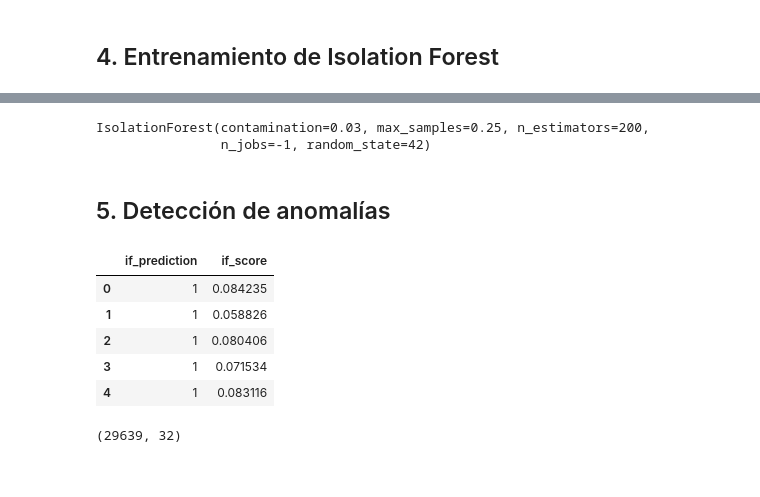
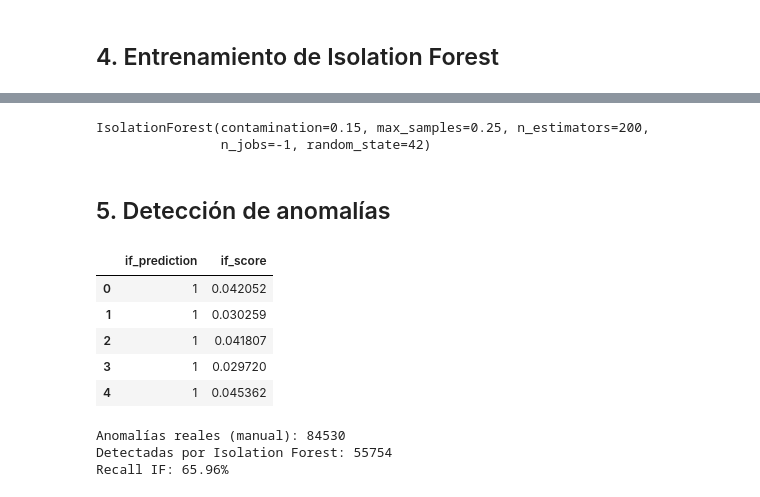
Before and after one commit to ZKDev01/cyber-attack-predictor, a Jupyter notebook: labs/using_unsupervised_model.ipynb, the cells around one changed output, grey strips where cells are left out. Cells and saved outputs as stored; diff of their text form; code cells hidden in the pictures.

```diff
--- a/labs/using_unsupervised_model.ipynb
+++ b/labs/using_unsupervised_model.ipynb
@@ -31,0 +30,3 @@ df.head()
+# %%
+df=df_master[df_master['anomaly']!=-1]
+df['anomaly'].value_counts()
@@ -56,0 +137,8 @@ df_model.head()
+# %%
+features=categorical_cols+numeric_cols
+
+
+features = categorical_cols + numeric_cols
+df_model = df_expand[features]
+
+df_model.head()
@@ -63,7 +158,7 @@ from sklearn.compose import ColumnTransformer
 preprocessor = ColumnTransformer(
     transformers=[
         ('cat', OneHotEncoder(handle_unknown='ignore'), categorical_cols),
-        ('num', StandardScaler(), numeric_cols + ioc_cols)
+        ('num', StandardScaler(), numeric_cols)
     ]
 )
 
@@ -75,7 +262,7 @@ from sklearn.ensemble import IsolationForest
 
 iso_forest = IsolationForest(
     n_estimators=200,
-    contamination=0.03,
+    contamination=0.15,
     max_samples=0.25,
     random_state=42,
     n_jobs=-1
@@ -83,24 +270,34 @@ iso_forest = IsolationForest(
 
 iso_forest.fit(X)
 # %% [output]
-IsolationForest(contamination=0.03, max_samples=0.25, n_estimators=200,
+IsolationForest(contamination=0.15, max_samples=0.25, n_estimators=200,
                 n_jobs=-1, random_state=42)
 # %% [markdown]
 ## 5. Detección de anomalías
 # %%
-df['if_prediction'] = iso_forest.predict(X)  # -1 anomalía, 1 normal
-df['if_score'] = iso_forest.decision_function(X)
+# df['if_prediction'] = iso_forest.predict(X)  # -1 anomalía, 1 normal
+# df['if_score'] = iso_forest.decision_function(X)
 
-df[['if_prediction', 'if_score']].head()
+# df[['if_prediction', 'if_score']].head()
+df_master['if_prediction'] = iso_forest.predict(X)  # -1 anomalía, 1 normal
+df_master['if_score'] = iso_forest.decision_function(X)
+
+df_master[['if_prediction', 'if_score']].head()
 # %% [output]
 |  | if_prediction | if_score |
-| 0 | 1 | 0.084235 |
-| 1 | 1 | 0.058826 |
-| 2 | 1 | 0.080406 |
-| 3 | 1 | 0.071534 |
-| 4 | 1 | 0.083116 |
+| 0 | 1 | 0.042052 |
+| 1 | 1 | 0.030259 |
+| 2 | 1 | 0.041807 |
+| 3 | 1 | 0.029720 |
+| 4 | 1 | 0.045362 |
 # %%
-anomalies = df[df['if_prediction'] == -1]
-anomalies.shape
+detected = df_master[(df_master['anomaly'] == 1) & (df_master['if_prediction'] == -1)]
+total_anomalies = df_master[df_master['anomaly'] == 1]
+
+print(f"Anomalías reales (manual): {len(total_anomalies)}")
+print(f"Detectadas por Isolation Forest: {len(detected)}")
+print(f"Recall IF: {len(detected) / len(total_anomalies):.2%}")
 # %% [output]
-(29639, 32)
+Anomalías reales (manual): 84530
+Detectadas por Isolation Forest: 55754
+Recall IF: 65.96%
```
Also changed, not shown: parts of 20 cells of this notebook, 5 other files.
